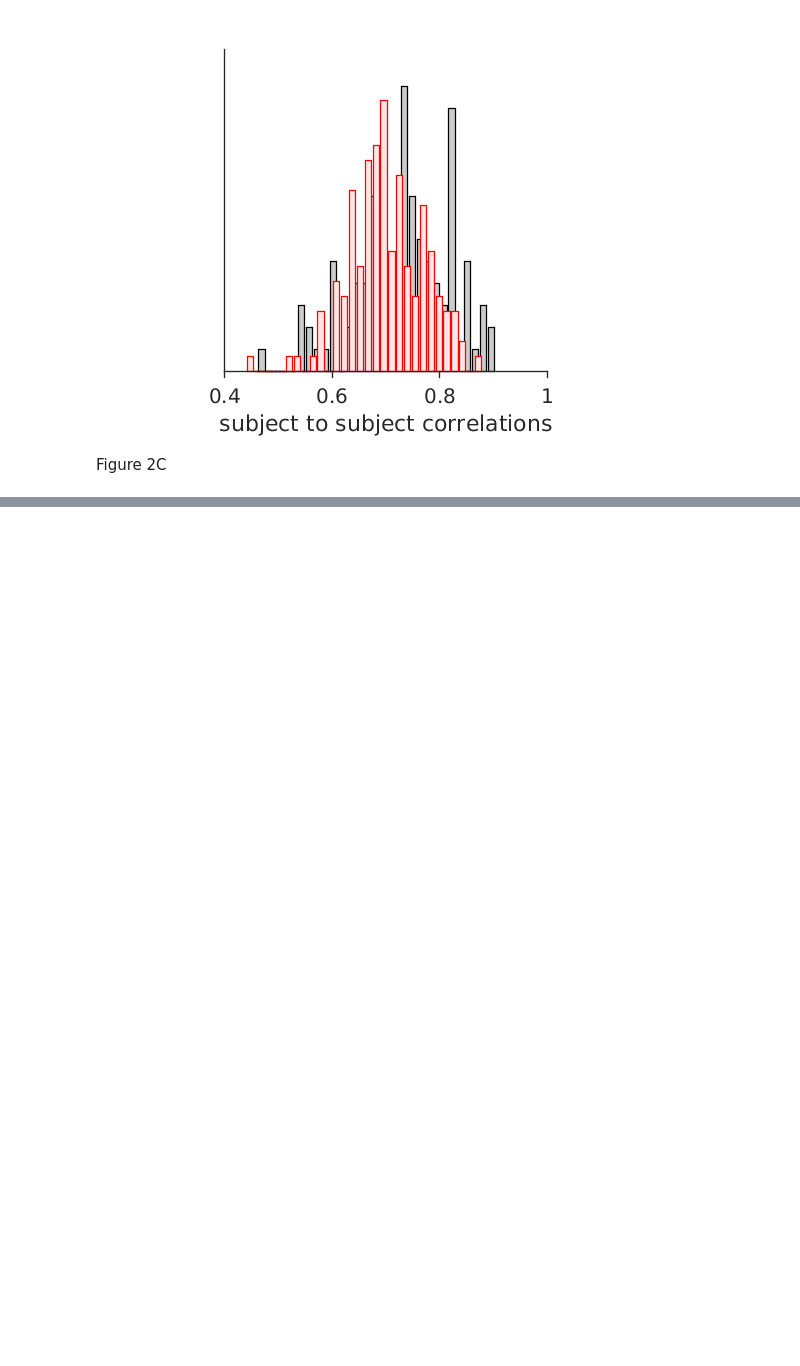
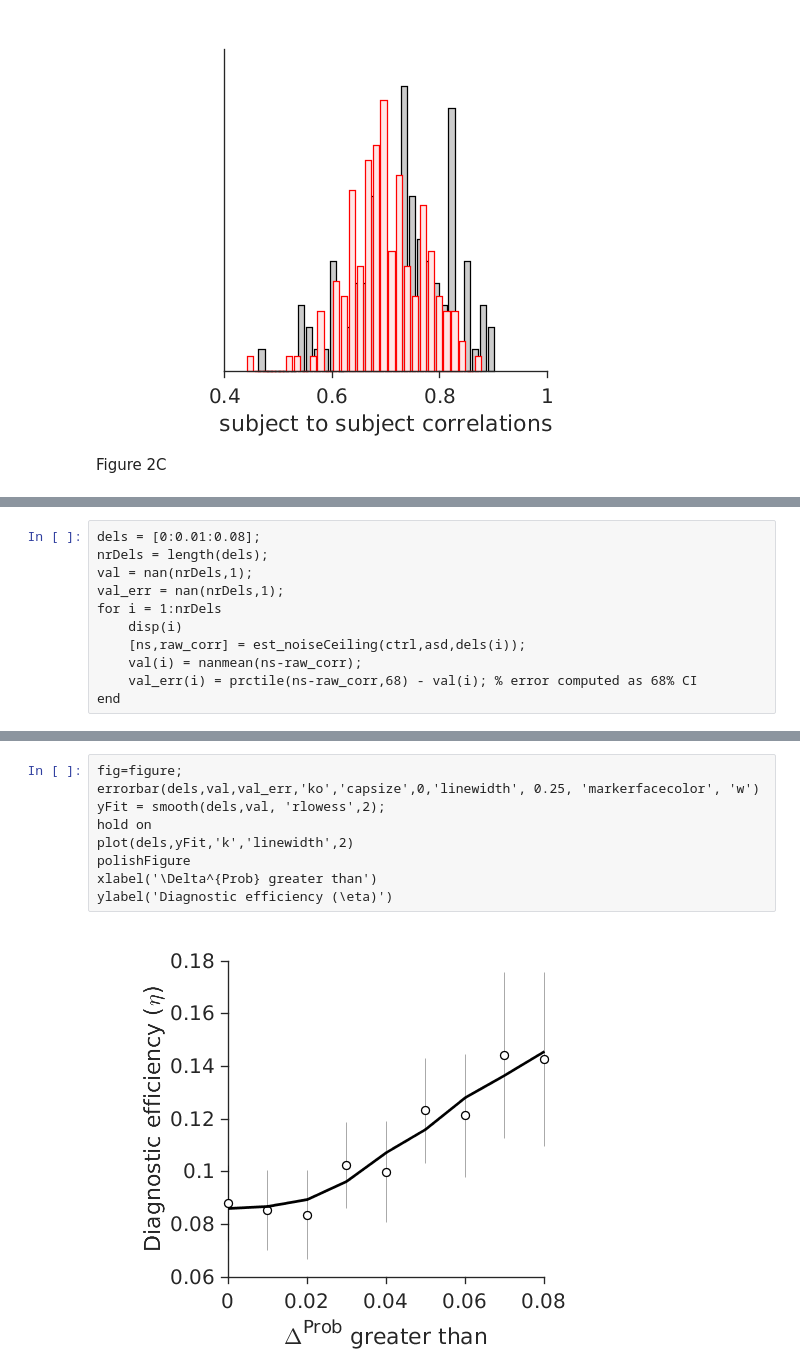
Before and after one commit to kohitij-kar/2021_faceEmotion_ASD, a Jupyter notebook: behav_utils/behav_ana.ipynb, the cells around one changed output, grey strips where cells are left out. Cells and saved outputs as stored; diff of their text form; blank space fills up the shorter version.

```diff
--- a/behav_utils/behav_ana.ipynb
+++ b/behav_utils/behav_ana.ipynb
@@ -122,0 +131,11 @@ ans =
+# %%
+dels = [0:0.01:0.08];
+nrDels = length(dels);
+val = nan(nrDels,1);
+val_err = nan(nrDels,1);
+for i = 1:nrDels
+    disp(i)
+    [ns,raw_corr] = est_noiseCeiling(ctrl,asd,dels(i));
+    val(i) = nanmean(ns-raw_corr);
+    val_err(i) = prctile(ns-raw_corr,68) - val(i); % error computed as 68% CI
+end
@@ -122,0 +160,11 @@ ans =
+# %%
+fig=figure;
+errorbar(dels,val,val_err,'ko','capsize',0,'linewidth', 0.25, 'markerfacecolor', 'w')
+yFit = smooth(dels,val, 'rlowess',2);
+hold on
+plot(dels,yFit,'k','linewidth',2)
+polishFigure
+xlabel('\Delta^{Prob} greater than')
+ylabel('Diagnostic efficiency (\eta)')
+# %% [output]
+[figure, added]
```
Also changed, not shown: parts of 4 cells of this notebook, 2 other files.
